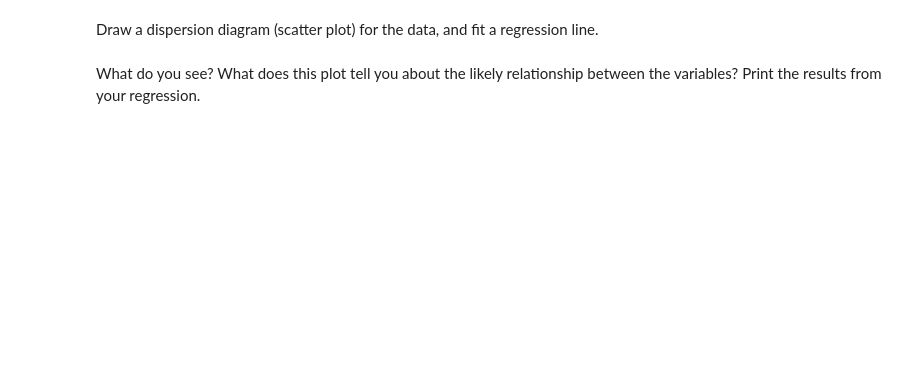
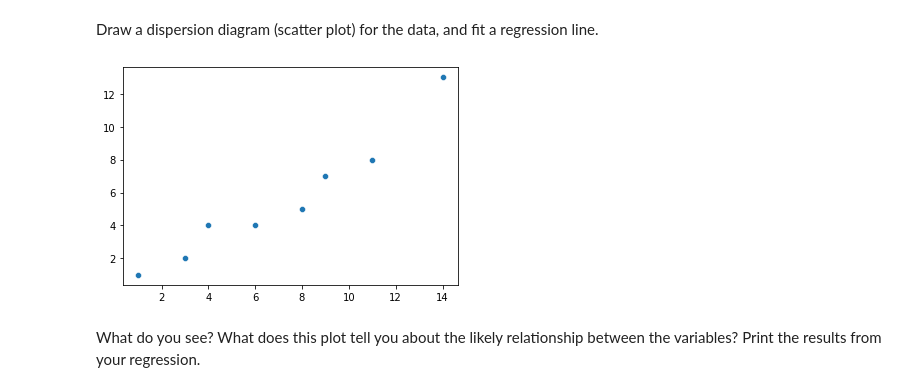
Before and after one commit to Ironhack-Data-Madrid-Agosto-2021/lab-regression-analysis, a Jupyter notebook: your-code.ipynb, the cells around one changed output. Drawn from its saved outputs; the diff is of its cells as text; code cells hidden in the pictures; blank space fills up the shorter version.

```diff
--- a/your-code.ipynb
+++ b/your-code.ipynb
@@ -247,0 +248,6 @@ First, build a dataframe with the data.
+# %%
+people = [1, 3, 4, 6, 8, 9, 11, 14]
+# %%
+unable = [1, 2, 4, 4, 5, 7, 8, 13]
+# %%
+party_data = pd.DataFrame({'X': people, 'Y': unable})
@@ -252,2 +263,6 @@ Draw a dispersion diagram (scatter plot) for the data, and fit a regression line
+# %%
+sns.scatterplot(x=people, y=unable, data=party_data);
+# %% [output]
+[figure, added]
 # %% [markdown]
 What do you see? What does this plot tell you about the likely relationship between the variables? Print the results from your regression.
```
Also changed, not shown: parts of 13 cells of this notebook.
